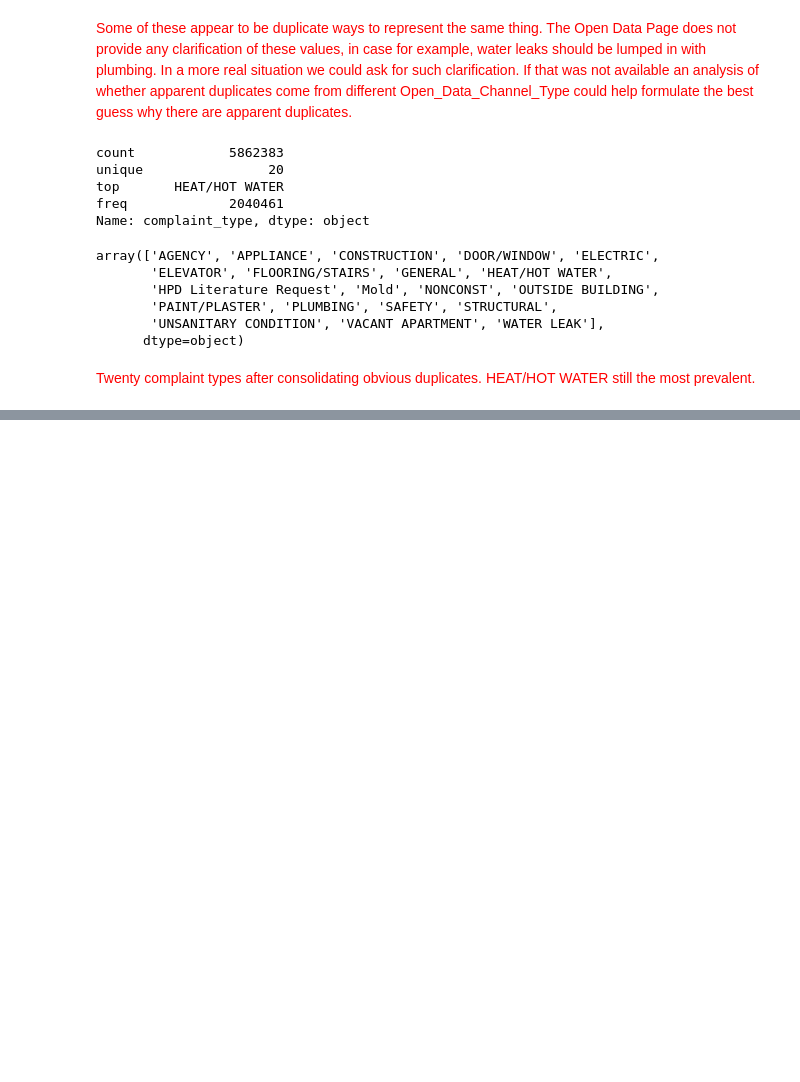
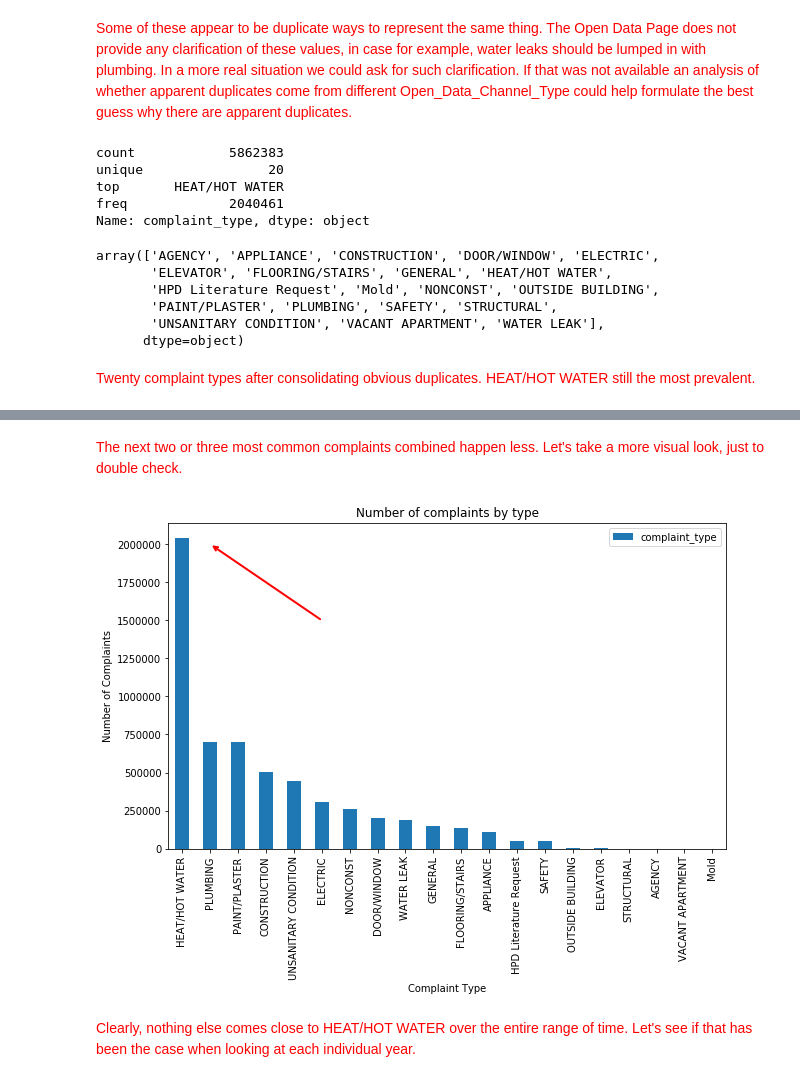
Before and after one commit to JeffBohn/notebooks, a Jupyter notebook: Courses/IBM-DS0720EN-Capstone/notebook1.ipynb, the cells around one changed output, grey strips where cells are left out. Cells and saved outputs as stored; diff of their text form; code cells hidden in the pictures; blank space fills up the shorter version.

Commit message:
capstone 1
Improvements to the notebook for capstone project question one.  Removed un-necessary content, simplified, and added year by year line graph of the counts for each complaint type.

```diff
--- a/Courses/IBM-DS0720EN-Capstone/notebook1.ipynb
+++ b/Courses/IBM-DS0720EN-Capstone/notebook1.ipynb
@@ -42 +35,6 @@ The agency needs answers to several questions. The answers to those questions mu
+# %%
+import pandas as pd
+df = pd.read_pickle('C:\\Users\\It_Co\\Documents\\DataScience\\Capstone\\ny311full.pkl') # Local
+#df = pd.read_pickle('./ny311.pkl') #IBM Cloud / Watson Studio
+#df.head()
 # %% [markdown]
@@ -152,5 +105,0 @@ complaint_types = {k: v[0] for k, v in complaint_types.items()} #simplify the va
-# %%
-#copy the values to a new column
-df['numeric_type'] = df['complaint_type']
-#replace with the dictionary values.
-df['numeric_type'].replace(to_replace=complaint_types, inplace=True)
@@ -270,6 +105,0 @@ client_cred.upload_file('./df_raw.pkl',bucket,'df_raw_cos.pkl')
-# %%
-# "Load"
-#Download a pickle file from IBM Cloud Object Store:
-client_cred.download_file(Bucket=bucket,Key='df_raw_cos.pkl',Filename='./df_raw_local.pkl')
-#Fill a Dataframe from of the pickle file:
-df = pd.read_pickle('./df_raw_local.pkl')
@@ -294,4 +105,0 @@ df.to_pickle(file_path_local + filename_truncated)
-# %%
-#Load
-#Fill a dataframe from a pickle file.
-df = pd.read_pickle(file_path_local + filename_full)
@@ -299,0 +132,16 @@ df = pd.read_pickle(file_path_local + filename_full)
+# %% [markdown]
+<p style="color:Red;">The next two or three most common complaints combined happen less.  Let's take a more visual look, just to double check.</p>
+# %%
+%matplotlib inline
+import matplotlib.pyplot as plt
+totals = pd.DataFrame(df['complaint_type'].value_counts())
+totals.plot(kind='bar', figsize=(10,6), rot=90)
+plt.xlabel("Complaint Type")
+plt.ylabel("Number of Complaints")
+plt.title("Number of complaints by type")
+plt.annotate('', xycoords='data', xy=(1, 2000000), xytext=(5, 1500000), arrowprops=dict(arrowstyle='->', connectionstyle='arc3', color='r', lw=2))
+plt.show()
+# %% [output]
+[figure, added]
+# %% [markdown]
+<p style="color:Red;">Clearly, nothing else comes close to HEAT/HOT WATER over the entire range of time.  Let's see if that has been the case when looking at each individual year.</p>
```
Also changed, not shown: parts of 65 cells of this notebook, 2 other files.
